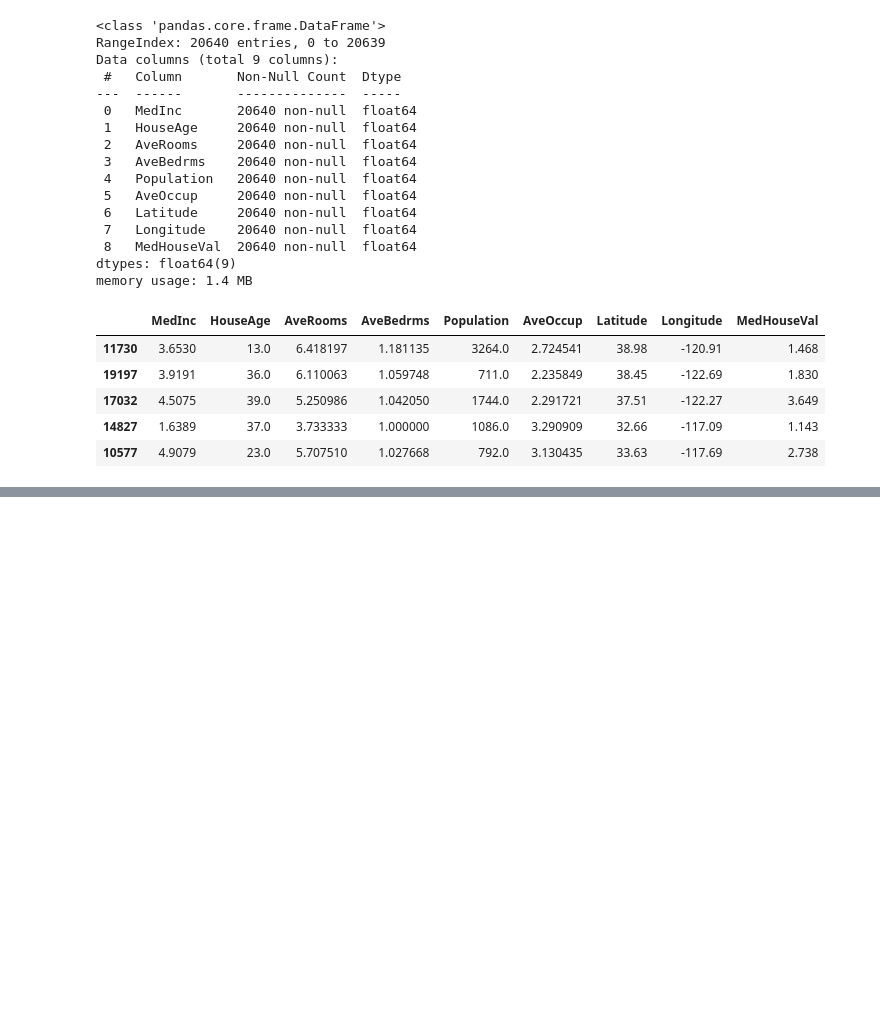
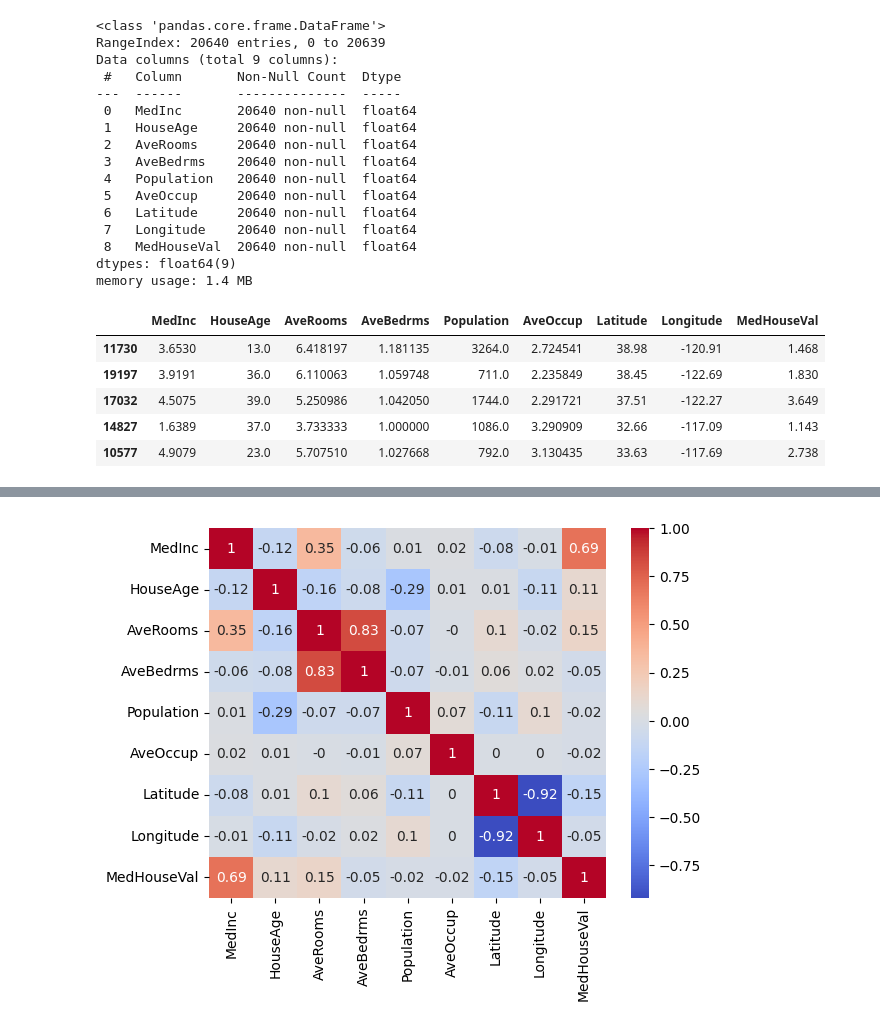
Before and after one commit to alexismenanieves/Model_Catalog, a Jupyter notebook: notebooks/DS04_Regr_California_Housing.ipynb, the cells around one changed output, grey strips where cells are left out. Drawn from its saved outputs; the diff is of its cells as text; code cells hidden in the pictures; blank space fills up the shorter version.

```diff
--- a/notebooks/DS04_Regr_California_Housing.ipynb
+++ b/notebooks/DS04_Regr_California_Housing.ipynb
@@ -48,0 +132,6 @@ df_raw.sample(5, random_state=2024)
+# %%
+# 3.7 Analyze correlation
+sns.heatmap(data=df_train.corr().round(2), annot=True, cmap='coolwarm')
+plt.show()
+# %% [output]
+[figure, added]
```
Also changed, not shown: parts of 20 cells of this notebook.
